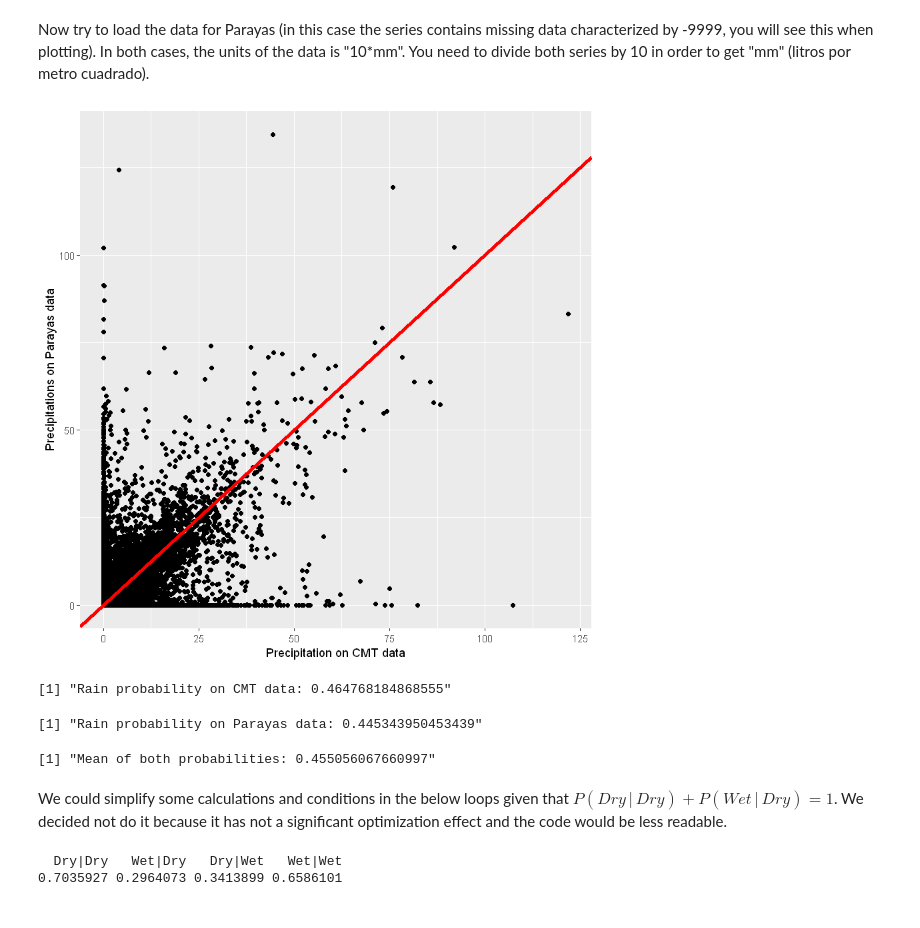
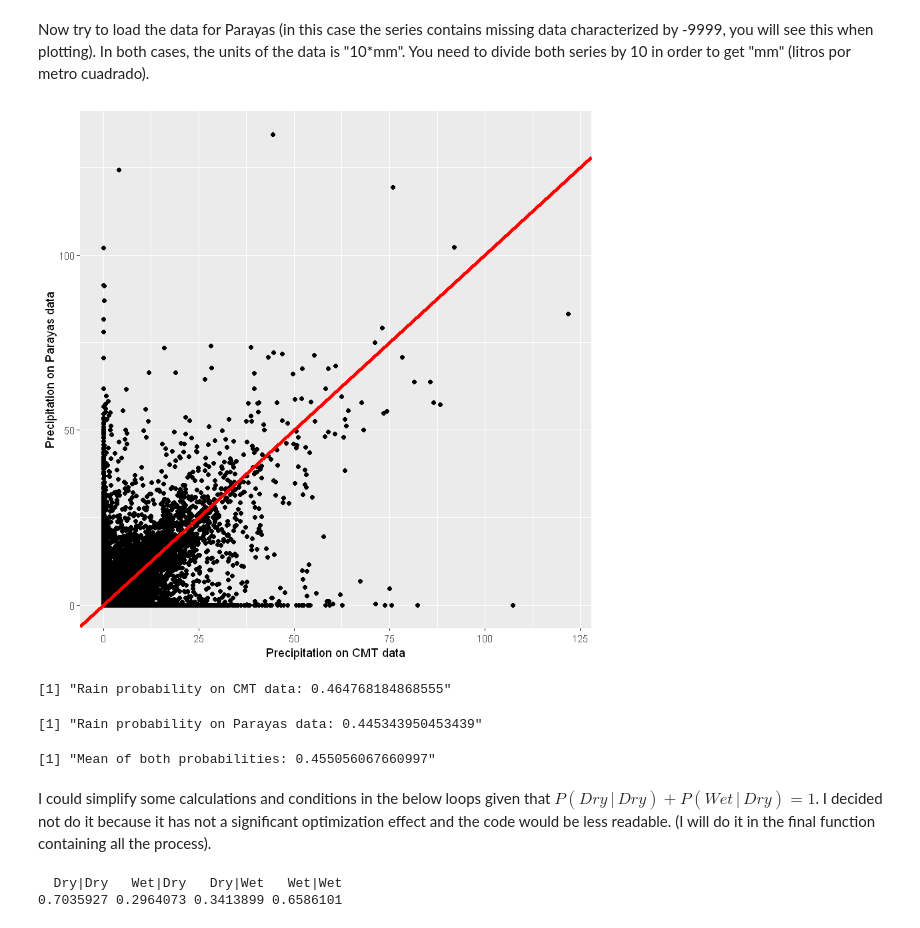
Before and after one commit to jgonzalezab/simulacion-precipitaciones, a Jupyter notebook: M1964_panorama_practica.ipynb, the cells around one changed output. Drawn from its saved outputs; the diff is of its cells as text; code cells hidden in the pictures.

```diff
--- a/M1964_panorama_practica.ipynb
+++ b/M1964_panorama_practica.ipynb
@@ -29,19 +29,19 @@ Now try to load the data for Parayas (in this case the series contains missing d
 # %%
 # Load the series for Parayas and remove missing data.
 # Both series should be very similar. Compare them using e.g.
 # a scatter plot (points displayed along the diagonal if equal).
 
 precipParayas <- read.csv("Data/RR_STAID003923.txt", skip = 20, header = T)
 precipParayas <- precipParayas[precipParayas$Q_RR != 9, ]
 precipParayas$RR <- precipParayas$RR / 10 # To mm
 
 auxDF <- data.frame(CMR = tail(precipCMT$RR, nrow(precipParayas)),
                     Parayas = precipParayas$RR)
 ggplot(auxDF) + geom_point(aes(x = CMR, y = Parayas)) +
     geom_abline(intercept = 0, slope = 1, colour = 'red', size = 1.5) +
-    xlab('Precipitation on CMT data') + ylab('Precipitations on Parayas data')
+    xlab('Precipitation on CMT data') + ylab('Precipitation on Parayas data')
 # %% [output]
-[figure, old version]
+[figure, new version]
 # %%
 # Compute basic statistics for both series:
 # Frequency of wet days (this is the probability of rain)
@@ -60,7 +60,7 @@ paste('Mean of both probabilities:', finalProb)
 # Transition probabilities (from dry to dry and from dry to wet)
 # you may need to create a loop and using a conditional for this
 # %% [markdown]
-We could simplify some calculations and conditions in the below loops given that $P(Dry\,|\,Dry) + P(Wet\,|\,Dry) = 1$. We decided not do it because it has not a significant optimization effect and the code would be less readable.
+I could simplify some calculations and conditions in the below loops given that $P(Dry\,|\,Dry) + P(Wet\,|\,Dry) = 1$. I decided not do it because it has not a significant optimization effect and the code would be less readable. (I will do it in the final function containing all the process).
 # %%
 # Transition probabilities for CMT
 transCMT <- as.integer(precipCMT$RR > 0) # 1 Wet   0 Dry
```
Also changed, not shown: parts of 10 cells of this notebook.
